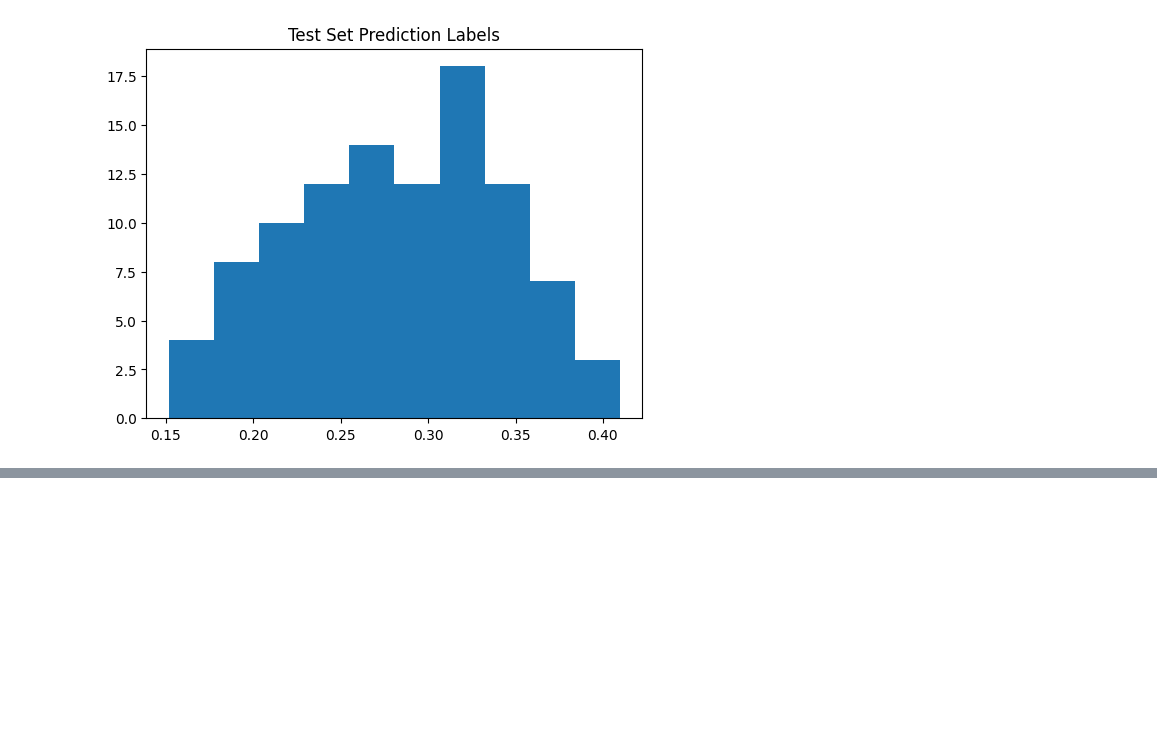
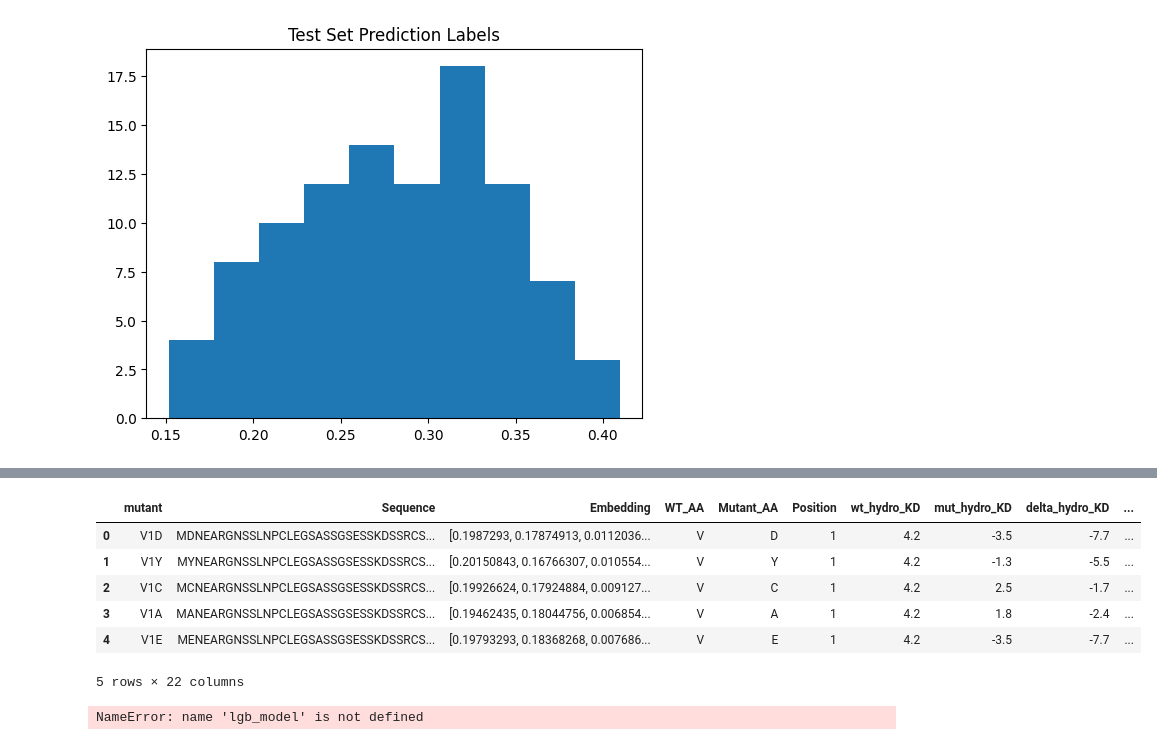
Before and after one commit to radroof22/cse-7850-combio-hackathon, a Jupyter notebook: exp.ipynb, the cells around one changed output, grey strips where cells are left out. Drawn from its saved outputs; the diff is of its cells as text; code cells hidden in the pictures; blank space fills up the shorter version.

```diff
--- a/exp.ipynb
+++ b/exp.ipynb
@@ -612,0 +821,3 @@ plt.show()
+# %%
+df_unlabeled = pd.read_parquet("protein_embeddings_test.parquet")
+df_unlabeled.head()
@@ -612,0 +831,13 @@ plt.show()
+# %%
+# 2. physical features added
+feature_df = add_physical(df_unlabeled)
+df_unlabeled = pd.concat((df_unlabeled, feature_df),axis=1)
+df_unlabeled.head()
+# %% [output]
+|  | mutant | Sequence | Embedding | WT_AA | Mutant_AA | Position | wt_hydro_KD | mut_hydro_KD | delta_hydro_KD | ... |
+| 0 | V1D | MDNEARGNSSLNPCLEGSASSGSESSKDSSRCS... | [0.1987293, 0.17874913, 0.0112036... | V | D | 1 | 4.2 | -3.5 | -7.7 | ... |
+| 1 | V1Y | MYNEARGNSSLNPCLEGSASSGSESSKDSSRCS... | [0.20150843, 0.16766307, 0.010554... | V | Y | 1 | 4.2 | -1.3 | -5.5 | ... |
+| 2 | V1C | MCNEARGNSSLNPCLEGSASSGSESSKDSSRCS... | [0.19926624, 0.17924884, 0.009127... | V | C | 1 | 4.2 | 2.5 | -1.7 | ... |
+| 3 | V1A | MANEARGNSSLNPCLEGSASSGSESSKDSSRCS... | [0.19462435, 0.18044756, 0.006854... | V | A | 1 | 4.2 | 1.8 | -2.4 | ... |
+| 4 | V1E | MENEARGNSSLNPCLEGSASSGSESSKDSSRCS... | [0.19793293, 0.18368268, 0.007686... | V | E | 1 | 4.2 | -3.5 | -7.7 | ... |
+5 rows × 22 columns
@@ -612,0 +870,7 @@ plt.show()
+# %%
+# lightgbm
+unlabeled_predictions = lgb_model.predict(X)
+df_unlabeled["DMS_score_predicted"] = unlabeled_predictions
+df_unlabeled[["mutant", "DMS_score_predicted"]].to_csv("final_predictions.csv", index=False)
+# %% [output]
+NameError: name 'lgb_model' is not defined
```
Also changed, not shown: parts of 29 cells of this notebook, 4 other files.
